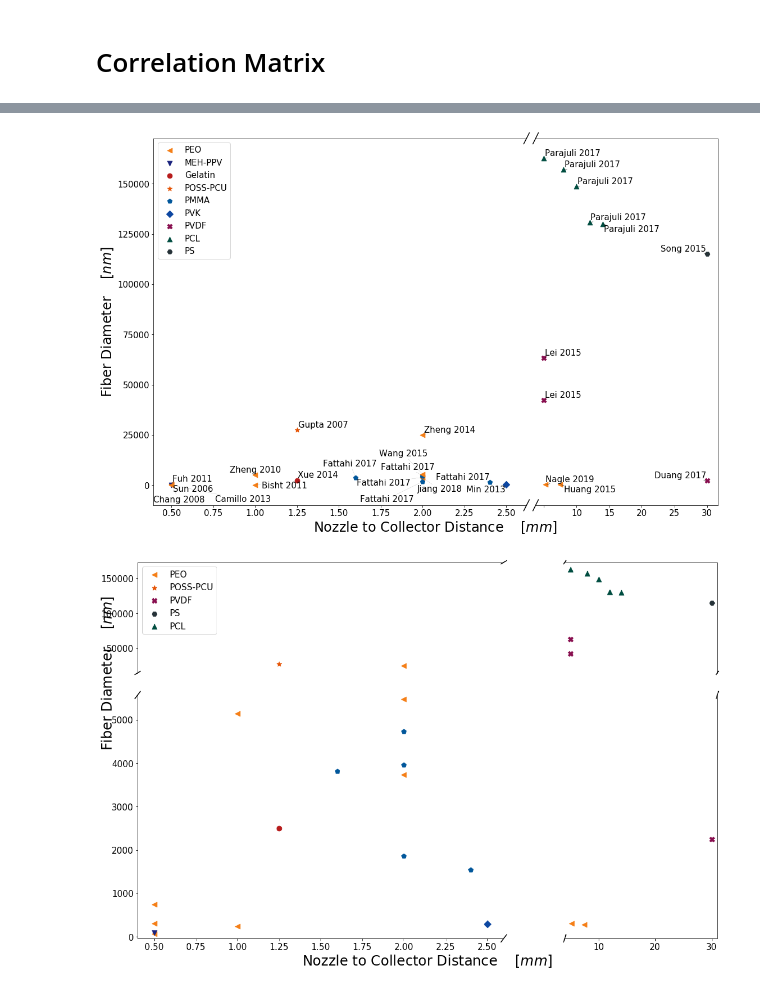
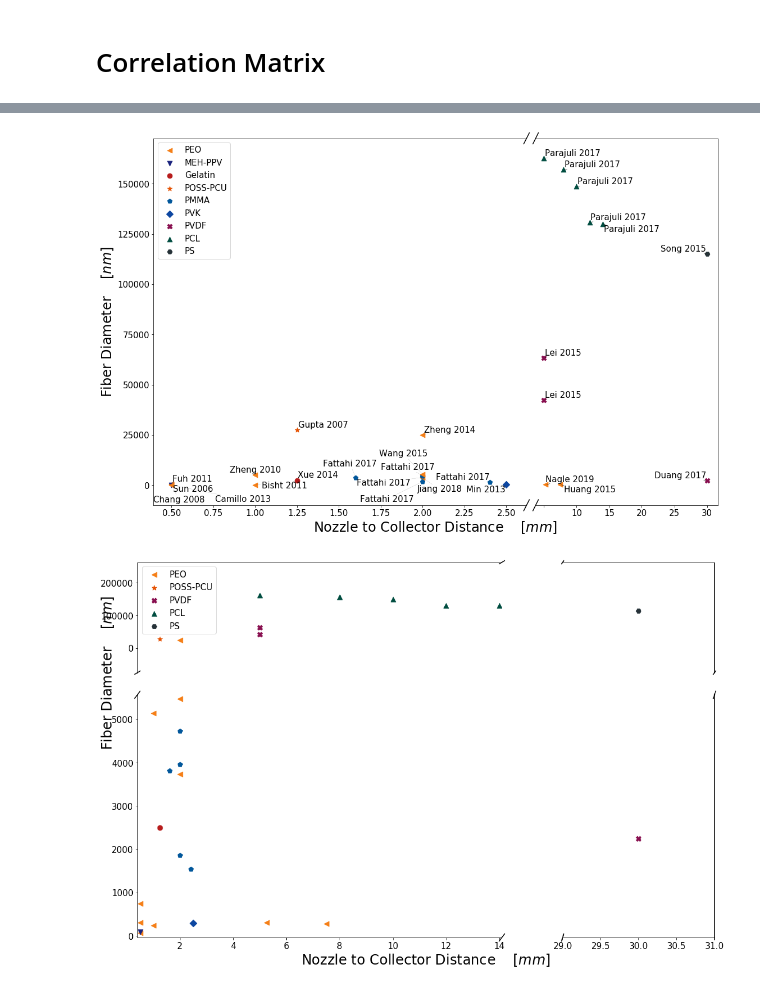
Before and after one commit to KiraSensei13/MNT_ITESM_Thesis, a Jupyter notebook: NFES_Review/_jupyterPlots/NFES_ReviewPaper.ipynb, the cells around one changed output, grey strips where cells are left out. Saved outputs shown, nothing was run; the diff lists cells and outputs as text; code cells hidden in the pictures.

```diff
--- a/NFES_Review/_jupyterPlots/NFES_ReviewPaper.ipynb
+++ b/NFES_Review/_jupyterPlots/NFES_ReviewPaper.ipynb
@@ -877,7 +877,7 @@ breakYlim.append(-1);
 x_str.append('Nozzle to Collector Distance'); x_units.append(r'$[mm]$');
 y_str.append('Fiber Diameter'); y_units.append(r'$[nm]$');
 legPos.append('upper left');
-breakXlim.append(3);
+breakXlim.append(20);
 breakYlim.append(6000);
 
 x_str.append('Nozzle to Collector Distance'); x_units.append(r'$[mm]$');
@@ -919,34 +919,34 @@ breakYlim.append(-1);
 # breakYlim.append(11);
 
 # x_str.append('NFES Stage Velocity'); x_units.append(r'$[mm \cdot s^{-1}]$');
 # y_str.append('Fiber Diameter'); y_units.append(r'$[nm]$');
 # breakXlim.append(0);
 # breakYlim.append(16);
 
 # x_str.append('NFES Applied Voltage'); x_units.append(r'$[V]$');
 # y_str.append('Fiber Diameter'); y_units.append(r'$[nm]$');
 # breakXlim.append(0);
 # breakYlim.append(18);
 
 # x_str.append('Nozzle to Collector Distance'); x_units.append(r'$[mm]$');
 # y_str.append('Fiber Diameter'); y_units.append(r'$[nm]$');
 # breakXlim.append(0);
 # breakYlim.append(18);
 
 # x_str.append('Polymer Concentration'); x_units.append(r'$[wt\%]$');
 # y_str.append('Fiber Diameter'); y_units.append(r'$[nm]$');
 # breakXlim.append(0);
 # breakYlim.append(18);
 
 ########################################
 
 for i in range(len(x_str)):
     #scatterPlot(x_str[i], x_units[i], y_str[i], y_units[i], df[i], 'original')
     scatterPlot_breakAxis(x_str[i], x_units[i], y_str[i], y_units[i], df, df_x, breakXlim[i], breakYlim[i], legPos[i]);
 # %% [output]
 [figure]
 [figure]
-[figure, old version]
+[figure, new version]
 [figure]
 # %%
 # import pdfkit
```
